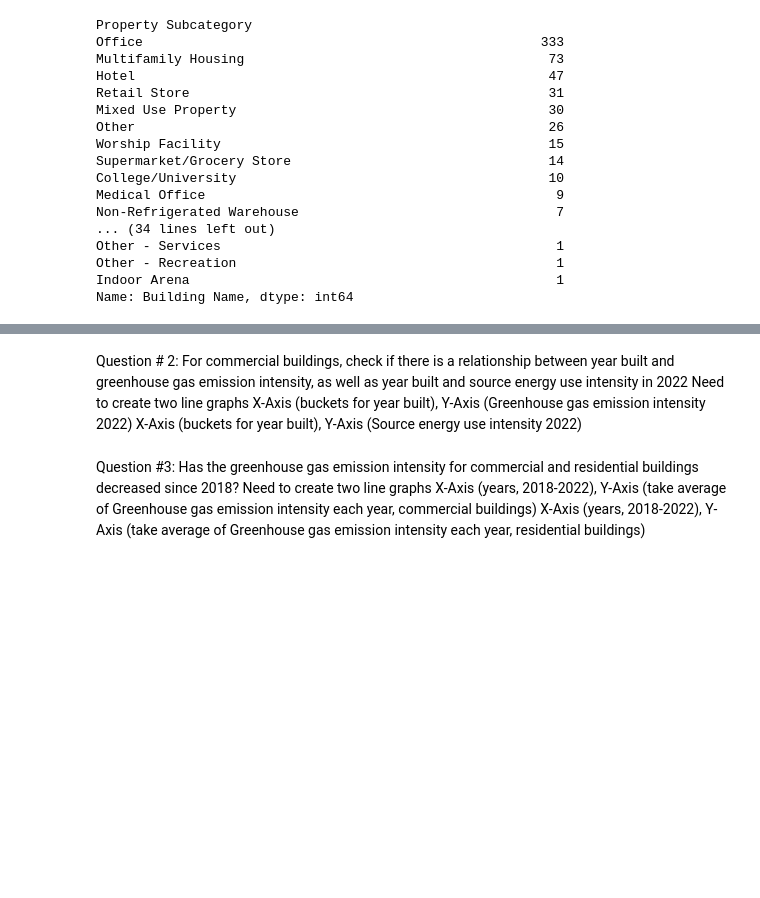
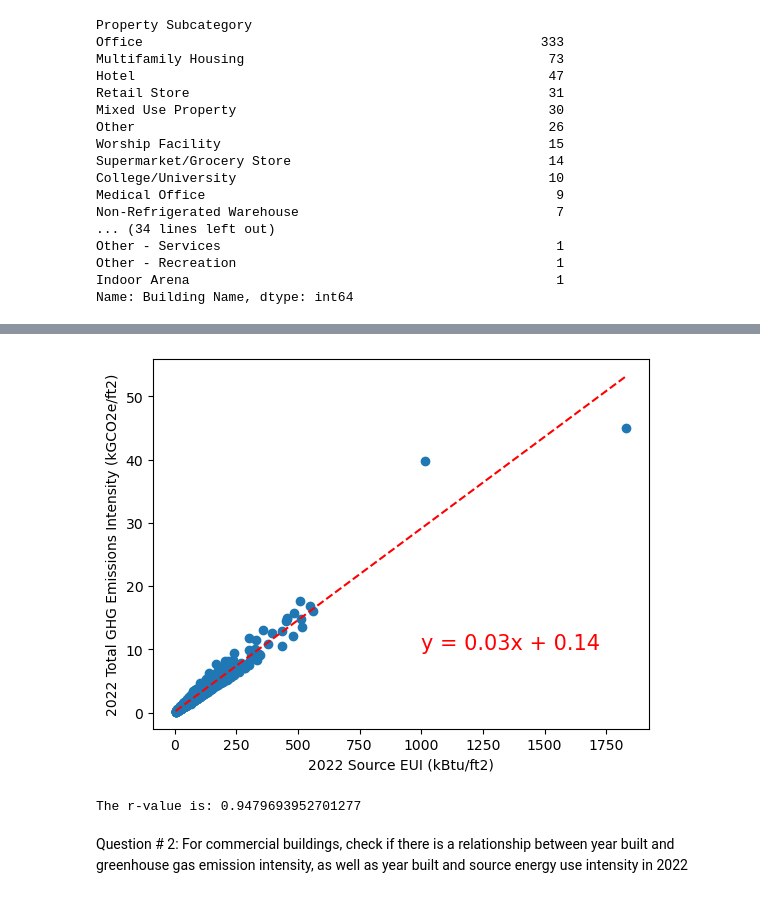
Before and after one commit to zohairnz/project-1, a Jupyter notebook: Project_1.ipynb, the cells around one changed output, grey strips where cells are left out. Drawn from its saved outputs; the diff is of its cells as text; code cells hidden in the pictures; blank space fills up the shorter version.

```diff
--- a/Project_1.ipynb
+++ b/Project_1.ipynb
@@ -123,10 +147,30 @@ X-Axis (property subcategory), Y-Axis (Source energy use intensity 2022)
+# %%
+# plot source eui vs ghg emmissions and see if there is a correlation
+
+eui = clean_results_df['2022 Source EUI (kBtu/ft2)']
+ghg = clean_results_df['2022 Total GHG Emissions Intensity (kGCO2e/ft2)']
+
+# Perform a linear regression on year versus petrol-electric cars
+pe_slope, pe_int, pe_r, pe_p, pe_std_err = st.linregress(eui, ghg)
+# find range of where we can calculate the regression based on the max and min of the weight
+min_x = eui.min()
+max_x = eui.max()
+regres_values = np.linspace(min_x,max_x,100)
+# Create equation of line to calculate predicted tumor volume
+pe_fit = pe_slope * regres_values + pe_int
+
+line_eq = "y = " + str(round(pe_slope,2)) + "x + " + str(round(pe_int,2))
+
+plt.scatter(eui, ghg)
+plt.plot(regres_values, pe_fit, "--", color='r')
+plt.annotate(line_eq,(1000,10),fontsize=15,color="red")
+plt.xlabel('2022 Source EUI (kBtu/ft2)')
+plt.ylabel('2022 Total GHG Emissions Intensity (kGCO2e/ft2)')
+plt.savefig('Figure 1c Source EUI vs GHG Emissions.png', bbox_inches='tight')
+plt.show()
+print(f"The r-value is: {pe_r**2}")
+# %% [output]
+[figure, added]
+The r-value is: 0.9479693952701277
 # %% [markdown]
 Question # 2: For commercial buildings, check if there is a relationship between year built and greenhouse gas emission intensity, as well as year built and source energy use intensity in 2022
-Need to create two line graphs
-X-Axis (buckets for year built), Y-Axis (Greenhouse gas emission intensity 2022)
-X-Axis (buckets for year built), Y-Axis (Source energy use intensity 2022)
-# %% [markdown]
-Question #3: Has the greenhouse gas emission intensity for commercial and residential buildings decreased since 2018?
-Need to create two line graphs
-X-Axis (years, 2018-2022), Y-Axis (take average of Greenhouse gas emission intensity each year, commercial buildings)
-X-Axis (years, 2018-2022), Y-Axis (take average of Greenhouse gas emission intensity each year, residential buildings)
```
Also changed, not shown: parts of 7 cells of this notebook, 6 other files.
